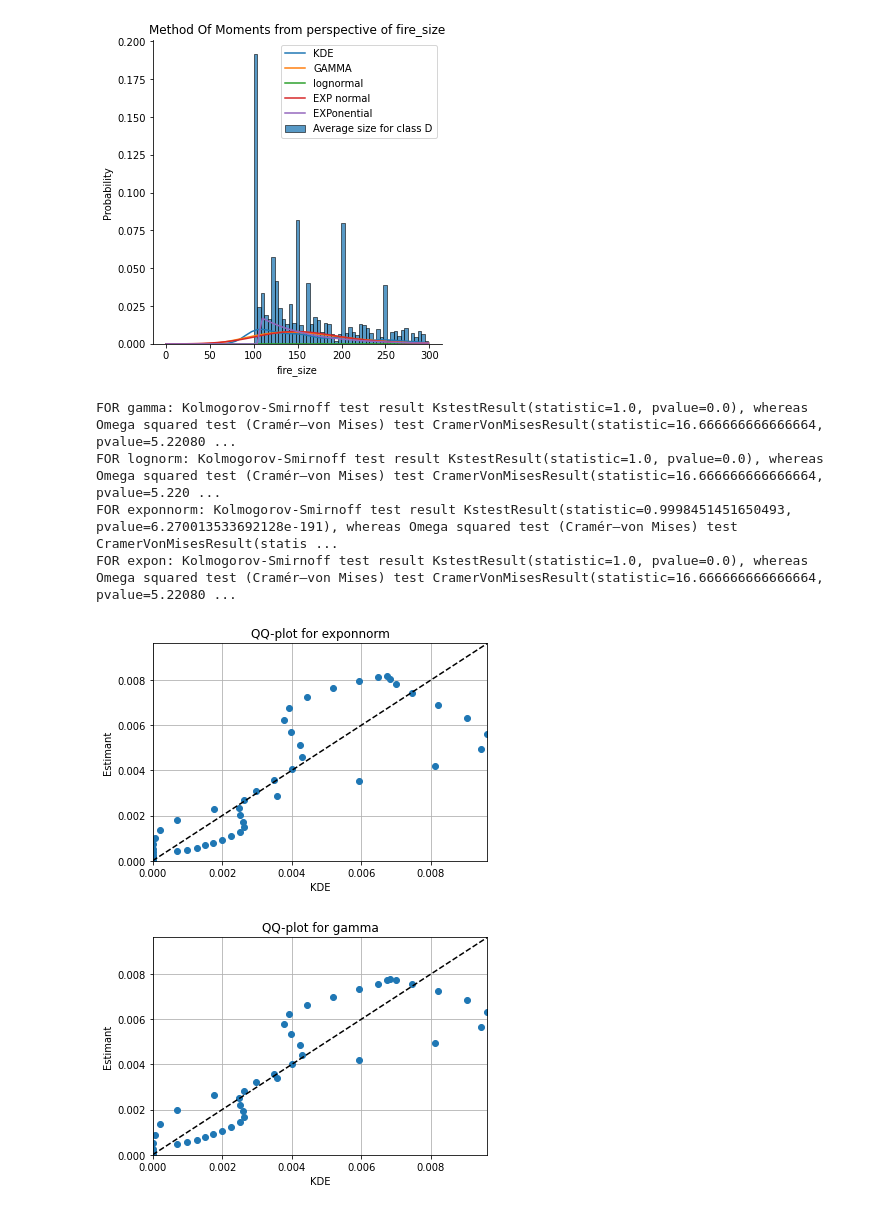
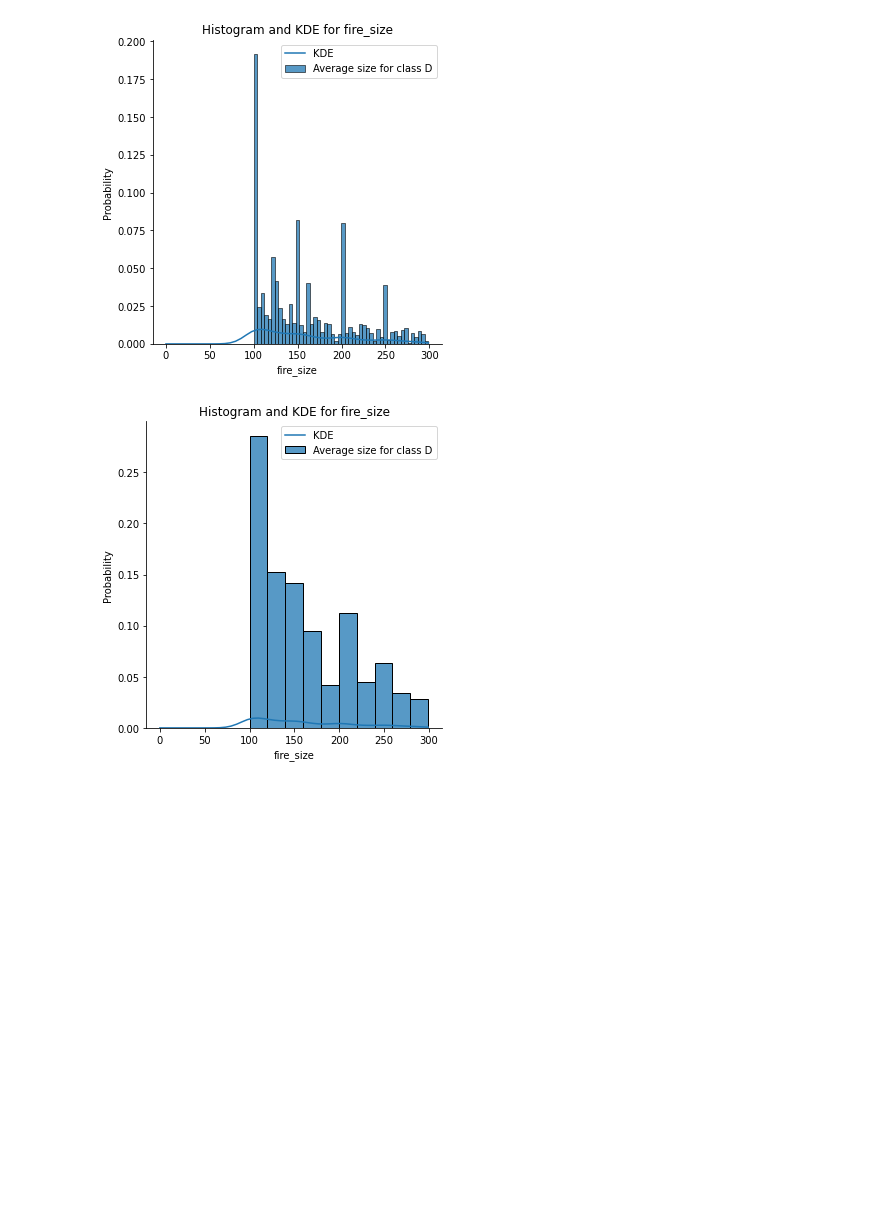
Before and after one commit to PatrykStronski/MultivariateAnalysis_Task1, a Jupyter notebook: fire_size_d.ipynb, the cells around one changed output. Cells and saved outputs as stored; diff of their text form; code cells hidden in the pictures; blank space fills up the shorter version.

```diff
--- a/fire_size_d.ipynb
+++ b/fire_size_d.ipynb
@@ -1,29 +1,25 @@
 # %%
 import numpy as np
 import pandas as pd
 import matplotlib.pyplot as plt
 from scipy.stats import gaussian_kde
-from diagram_estimations import draw_mm_diagrams, draw_mle_diagrams, draw_ls_diagrams
+from diagram_estimations import draw_mm_diagrams, draw_mle_diagrams, draw_ls_diagrams, draw_hist_kde
 
 df = pd.read_csv('./data/FW_Veg_Rem_Combined.csv')
 
 fire_size_classes = pd.unique(df['fire_size_class'])
 property = 'fire_size'
 s_c = 'D'
 
 df_sampled = df.loc[df['fire_size_class'] == s_c]
 
 kernel = gaussian_kde(df_sampled[property])
 min_amount, max_amount = df_sampled[property].min(), df_sampled[property].max()
 x = np.linspace(0, max_amount, num=50)
 kde_values = kernel(x)
 
-draw_mm_diagrams(df_sampled, x, s_c, property, kde_values, 50)
+draw_hist_kde(df_sampled, x, s_c, property, kde_values, 50)
+draw_hist_kde(df_sampled, x, s_c, property, kde_values, 10)
 # %% [output]
-[figure, old version]
+[figure, new version]
-FOR gamma: Kolmogorov-Smirnoff test result KstestResult(statistic=1.0, pvalue=0.0), whereas Omega squared test (Cramér–von Mises) test CramerVonMisesResult(statistic=16.666666666666664, pvalue=5.22080 ...
-FOR lognorm: Kolmogorov-Smirnoff test result KstestResult(statistic=1.0, pvalue=0.0), whereas Omega squared test (Cramér–von Mises) test CramerVonMisesResult(statistic=16.666666666666664, pvalue=5.220 ...
-FOR exponnorm: Kolmogorov-Smirnoff test result KstestResult(statistic=0.9998451451650493, pvalue=6.270013533692128e-191), whereas Omega squared test (Cramér–von Mises) test CramerVonMisesResult(statis ...
-FOR expon: Kolmogorov-Smirnoff test result KstestResult(statistic=1.0, pvalue=0.0), whereas Omega squared test (Cramér–von Mises) test CramerVonMisesResult(statistic=16.666666666666664, pvalue=5.22080 ...
-[figure, old version]
+[figure, new version]
-[figure, removed]
```
Also changed, not shown: parts of 4 cells of this notebook, 8 other files.
